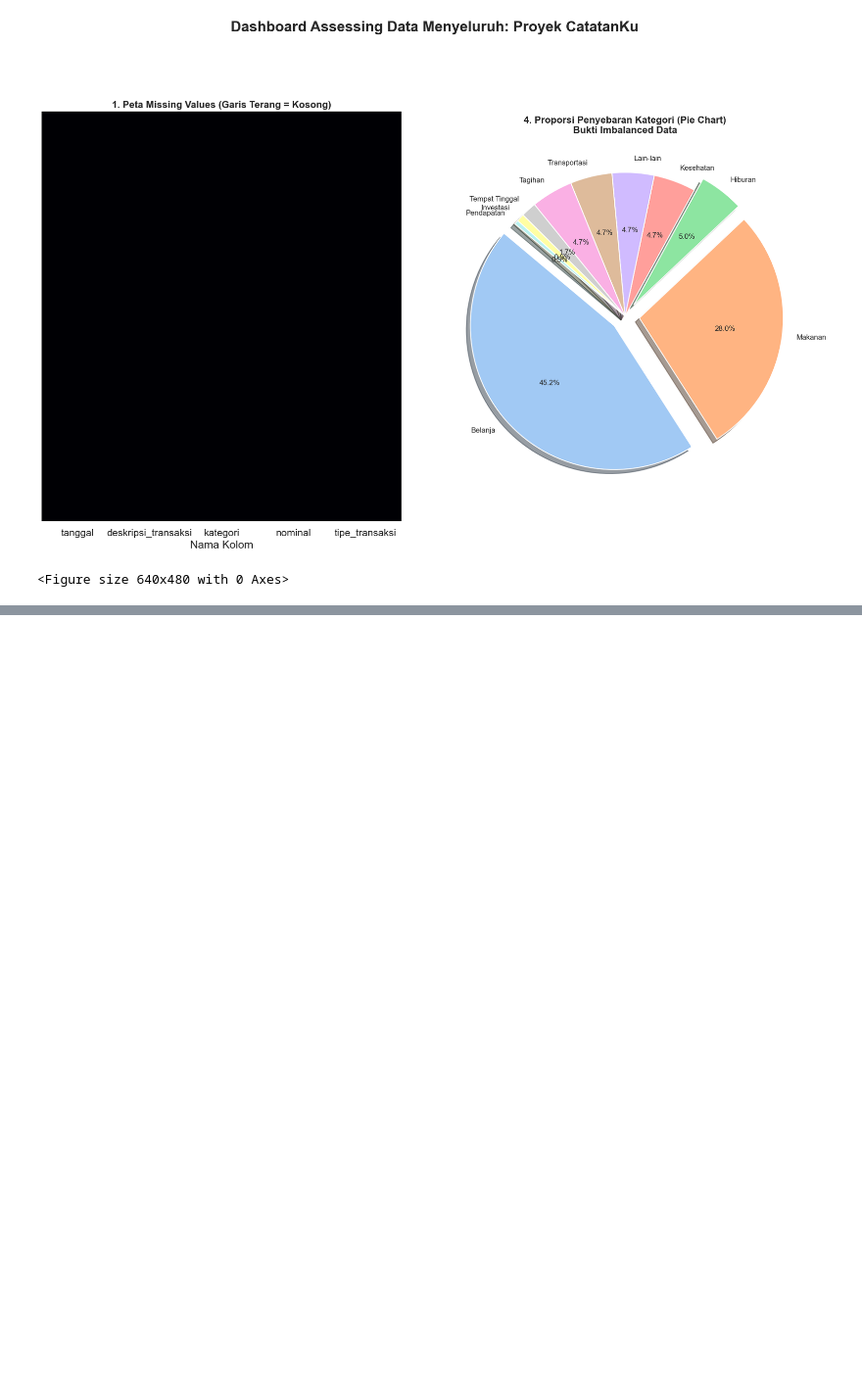
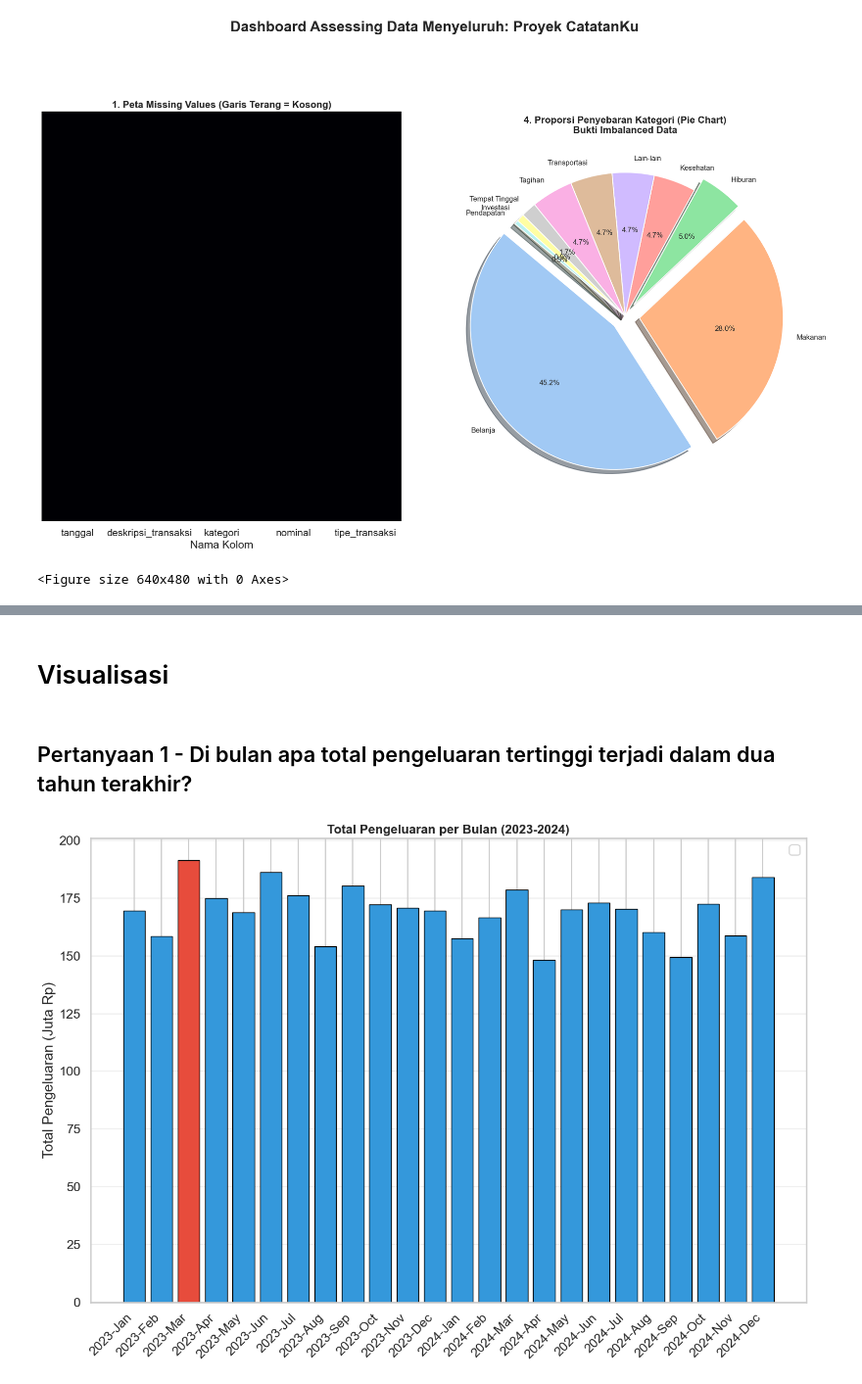
Before and after one commit to Capstone-Catatanku/Data-Science, a Jupyter notebook: Progress1.ipynb, the cells around one changed output, grey strips where cells are left out. Shown at 98% size. Saved outputs shown, nothing was run; the diff lists cells and outputs as text; code cells hidden in the pictures; blank space fills up the shorter version.

```diff
--- a/Progress1.ipynb
+++ b/Progress1.ipynb
@@ -595,0 +922,25 @@ df_selected.to_csv("Data-clean.csv", index=False)
+# %% [markdown]
+# Visualisasi
+# %% [markdown]
+## Pertanyaan 1 - Di bulan apa total pengeluaran tertinggi terjadi dalam dua tahun terakhir?
+# %%
+monthly_agg = df_2y.groupby(['tahun' , 'bulan' , 'nama_bulan'])['nominal'].sum().reset_index()
+monthly_agg['periode'] = monthly_agg['tahun'].astype(str) + '-' + monthly_agg['nama_bulan']
+top_month = monthly_agg.loc[monthly_agg['nominal'].idxmax()]
+
+# Visualisasi
+colors =  ['#e74c3c' if row['nominal'] == top_month['nominal'] else '#3498db'
+          for _, row in monthly_agg.iterrows()]
+
+# plot
+fig, ax = plt.subplots(figsize=(14,10))
+bars = bars = ax.bar(monthly_agg['periode'], monthly_agg['nominal']/1_000_000, color=colors, edgecolor='black', linewidth=1)
+ax.set_title('Total Pengeluaran per Bulan (2023-2024)', fontsize=16, fontweight='bold')
+ax.set_ylabel('Total Pengeluaran (Juta Rp)')
+ax.legend(loc='upper right')
+ax.grid(axis='y', alpha=0.3)
+plt.xticks(rotation=45, ha='right')
+plt.tight_layout()
+plt.show()
+# %% [output]
+[figure, added]
```
Also changed, not shown: parts of 34 cells of this notebook, 2 other files.
